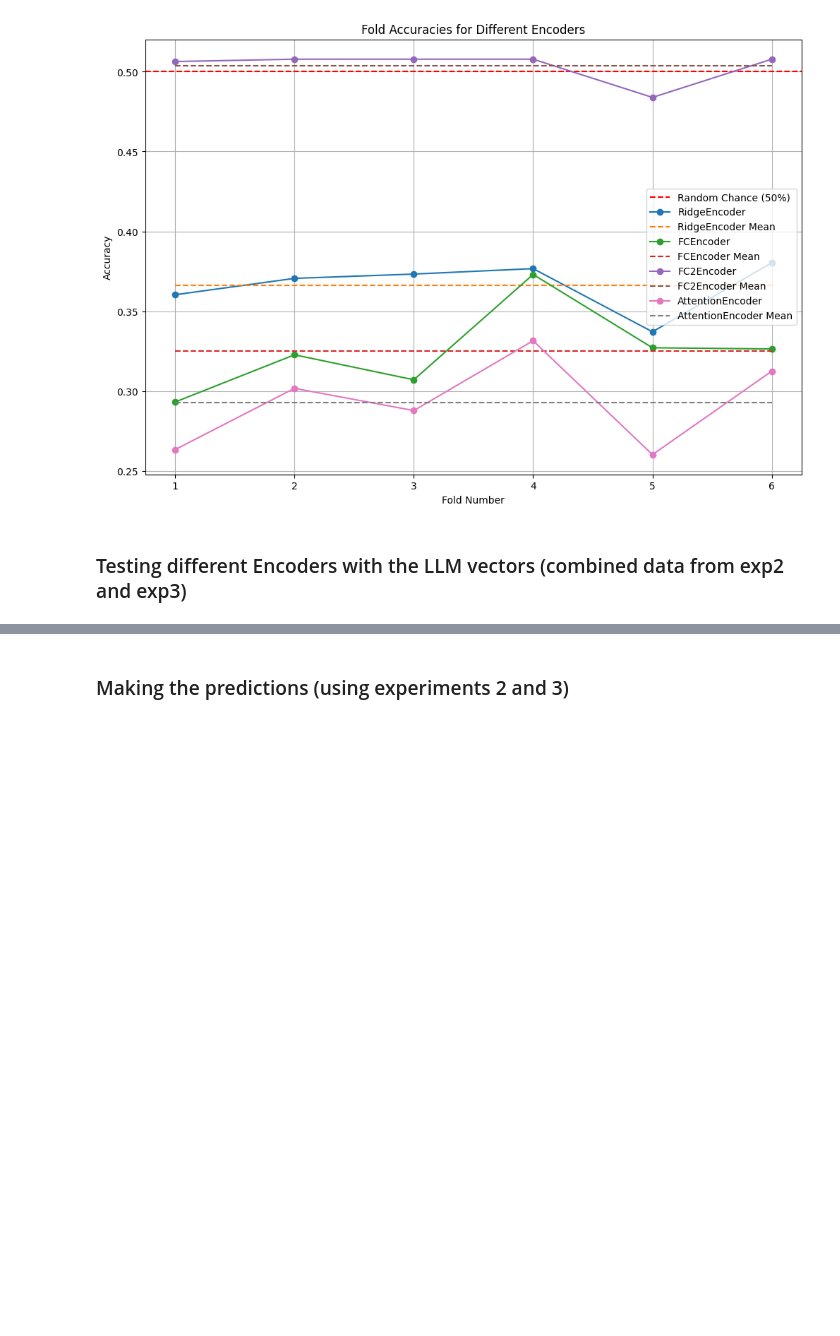
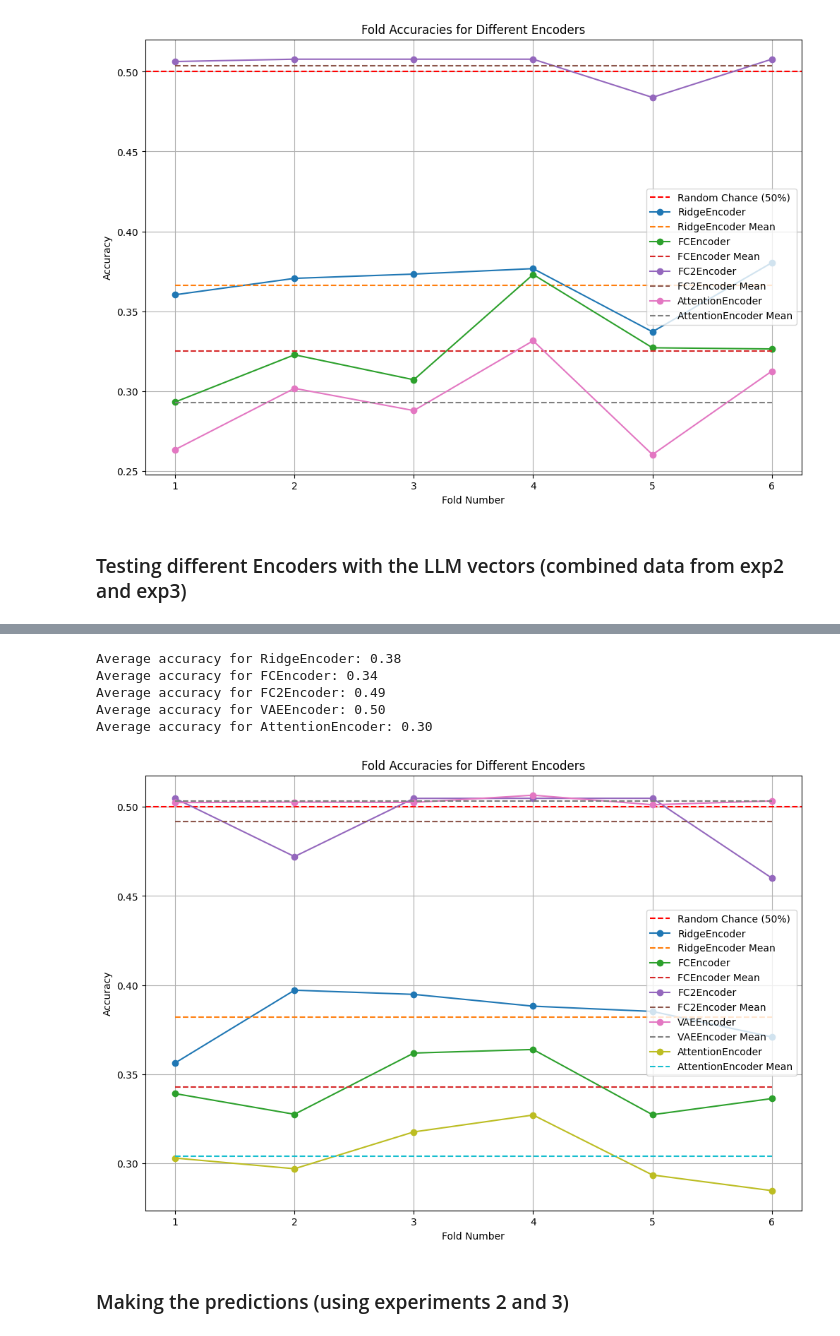
Before and after one commit to Horef/lcc_final, a Jupyter notebook: open_part.ipynb, the cells around one changed output, grey strips where cells are left out. Drawn from its saved outputs; the diff is of its cells as text; code cells hidden in the pictures; blank space fills up the shorter version.

```diff
--- a/open_part.ipynb
+++ b/open_part.ipynb
@@ -736,3 +753,17 @@ Average accuracy for AttentionEncoder: 0.31
+# %%
+llm_encoder_list = [RidgeEncoder, FCEncoder, FC2Encoder, VAEEncoder, AttentionEncoder]
+llm_encoder_kwargs = [None, {'metric': 'corr'}, {'metric': 'corr'}, None, {'metric': 'corr'}]
+# %%
+llm_entity_accuracies_list, llm_fold_accuracies_list = test_different_encoders(llm_encoder_list, exp23_fmri_reduced, exp23_vecs_llm, n_folds=6, dist='llm_exp23_corr')
+# %%
+plot_encoders_results(llm_encoder_list, llm_entity_accuracies_list, llm_fold_accuracies_list, dist='llm_exp23')
+# %% [output]
+Average accuracy for RidgeEncoder: 0.38
+Average accuracy for FCEncoder: 0.34
+Average accuracy for FC2Encoder: 0.49
+Average accuracy for VAEEncoder: 0.50
+Average accuracy for AttentionEncoder: 0.30
+[figure, added]
 # %% [markdown]
 ### Making the predictions (using experiments 2 and 3)
 # %%
```
Also changed, not shown: parts of 14 cells of this notebook, 13 other files.
